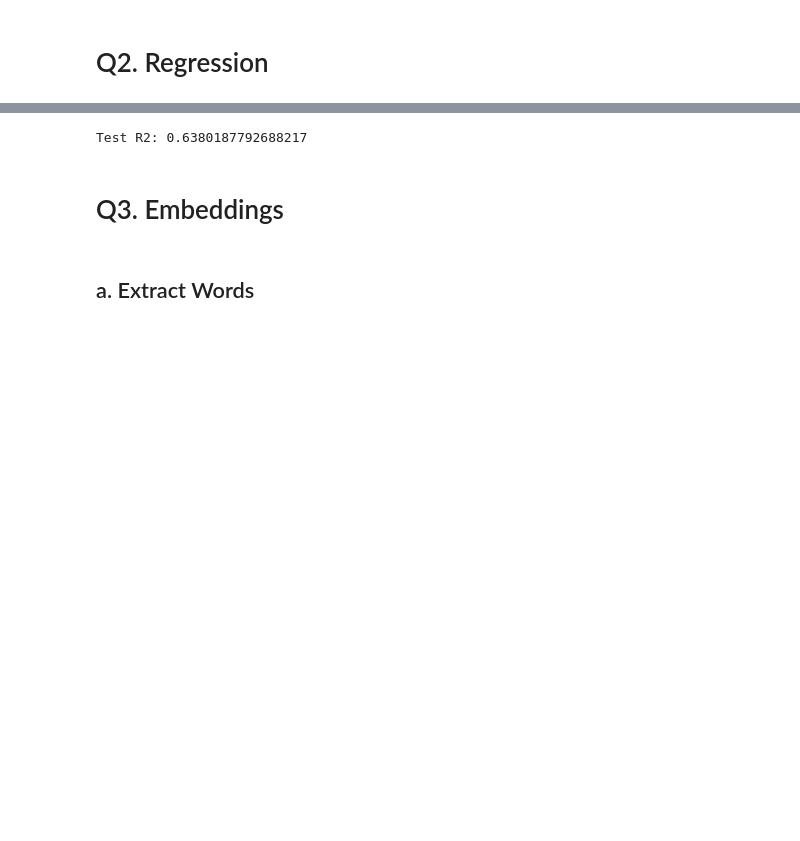
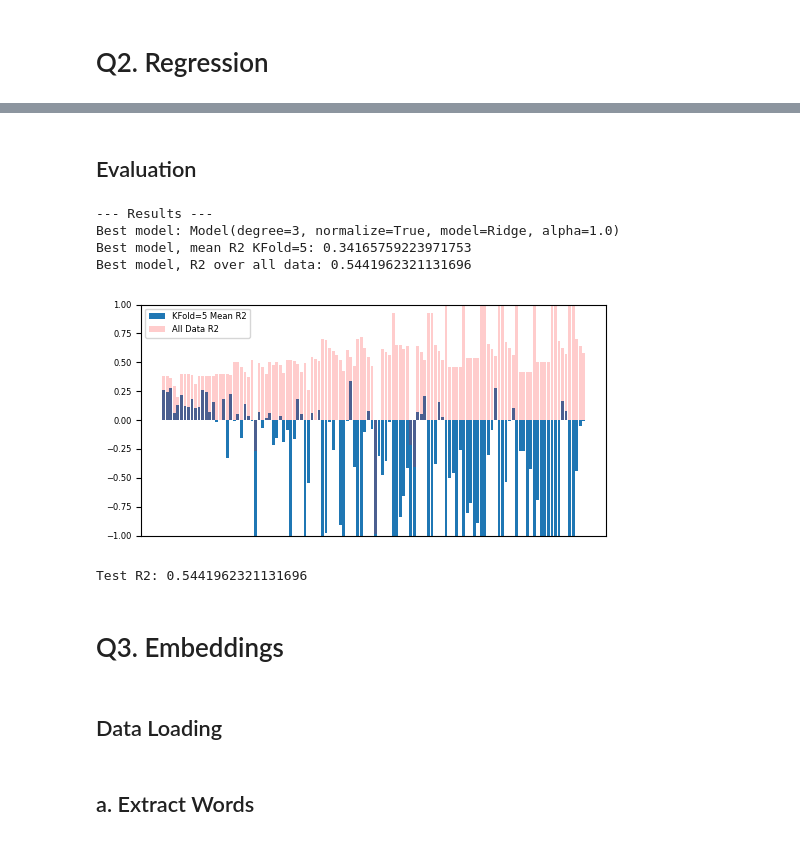
Before and after one commit to tomster12/PADL-coursework, a Jupyter notebook: padl.ipynb, the cells around one changed output, grey strips where cells are left out. Drawn from its saved outputs; the diff is of its cells as text; code cells hidden in the pictures; blank space fills up the shorter version.

```diff
--- a/padl.ipynb
+++ b/padl.ipynb
@@ -412,4 +366,51 @@ The degree of polynomial basis, whether to normalize, and the alpha, changes per
+# %% [markdown]
+## Evaluation
+# %%
+# np.random.seed(1)
+kf = KFold(n_splits=5, shuffle=True)
+models_r2_kfmean = []
+models_r2_all = []
+for model in models:
+
+    # Calculate mean R2 score over each KFold split
+    r2s = []
+    for train_idx, test_idx in kf.split(all_X):
+        model.fit(all_X[train_idx], all_y[train_idx])
+        pred_test_y = model.predict(all_X[test_idx])
+        r2s.append(r2_score(all_y[test_idx], pred_test_y))
+    models_r2_kfmean.append(np.mean(r2s))
+
+    # Calculate R2 score over all data
+    model.fit(all_X, all_y)
+    pred_all_y = model.predict(all_X)
+    models_r2_all.append(r2_score(all_y, pred_all_y))
+
+print("--- Results ---")
+best_idx = np.argmax(models_r2_kfmean)
+best_model = models[best_idx]
+best_r2_mean = models_r2_kfmean[best_idx]
+best_r2_all = models_r2_all[best_idx]
+print(f"Best model: {best_model.name}")
+print(f"Best model, mean R2 KFold=5: {best_r2_mean}")
+print(f"Best model, R2 over all data: {best_r2_all}")
+
+plt.figure(figsize=(6, 3))
+plt.bar(range(len(models_r2_kfmean)), models_r2_kfmean)
+plt.bar(range(len(models_r2_all)), models_r2_all, alpha=0.2, color="red")
+plt.xticks([])
+plt.ylim(-1, 1)
+plt.legend(["KFold=5 Mean R2", "All Data R2"])
+plt.show()
+# %% [output]
+--- Results ---
+Best model: Model(degree=3, normalize=True, model=Ridge, alpha=1.0)
+Best model, mean R2 KFold=5: 0.34165759223971753
+Best model, R2 over all data: 0.5441962321131696
+[figure, added]
 # %%
+# Train best model against full data again for prediction
+best_model.fit(all_X, all_y)
+
 # Predict best model against PADL-Q2-unseen.csv
 with open("PADL-Q2-unseen.csv", "r") as f:
     reader = csv.reader(f)
@@ -420,7 +421,9 @@ pred_y = best_model.predict(test_X)
 r2 = r2_score(test_y, pred_y)
 print(f"Test R2: {r2}")
 # %% [output]
-Test R2: 0.6380187792688217
+Test R2: 0.5441962321131696
 # %% [markdown]
 # Q3. Embeddings
+# %% [markdown]
+## Data Loading
 # %%
```
Also changed, not shown: parts of 39 cells of this notebook.
